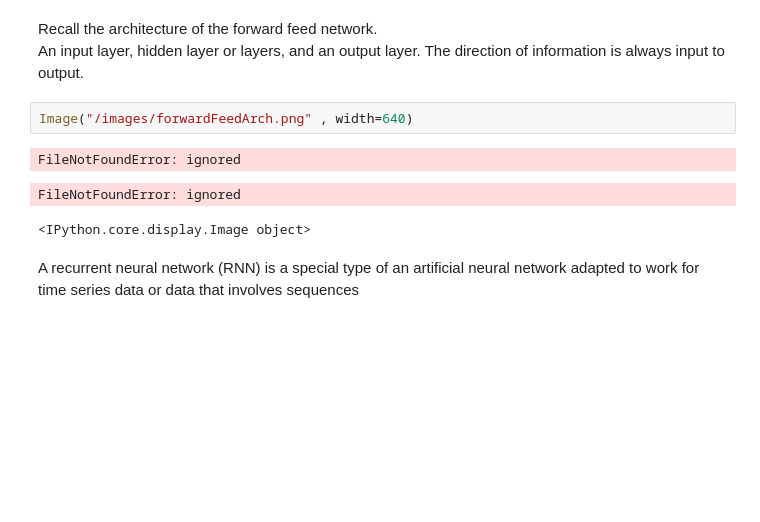
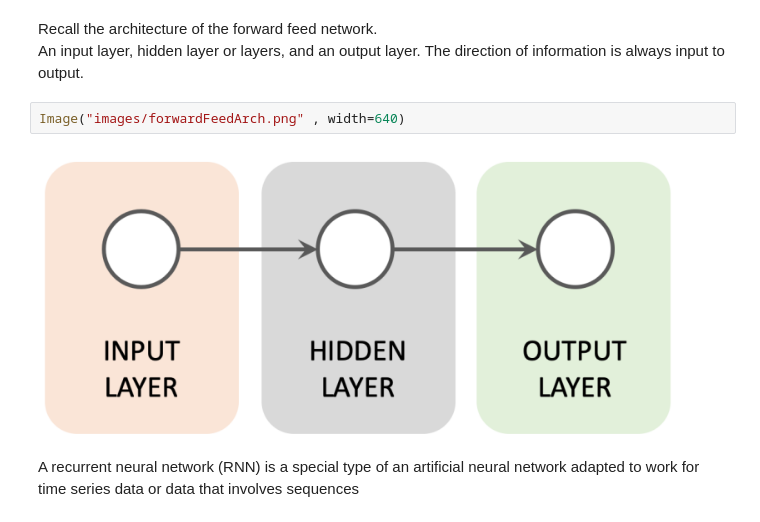
Before and after one commit to cagBRT/RNNs, a Jupyter notebook: 1_RNNs.ipynb, the cells around one changed output. Saved outputs shown, nothing was run; the diff lists cells and outputs as text; blank space fills up the shorter version.

```diff
--- a/1_RNNs.ipynb
+++ b/1_RNNs.ipynb
@@ -25,11 +29,9 @@ https://machinelearningmastery.com/an-introduction-to-recurrent-neural-networks-
 Recall the architecture of the forward feed network.<br>
 An input layer, hidden layer or layers, and an output layer. The direction of information is always input to output.
 # %%
-Image("/images/forwardFeedArch.png" , width=640)
+Image("images/forwardFeedArch.png" , width=640)
 # %% [output]
-FileNotFoundError: ignored
-FileNotFoundError: ignored
-<IPython.core.display.Image object>
+[figure, added]
 # %% [markdown]
 A recurrent neural network (RNN) is a special type of an artificial neural network adapted to work for time series data or data that involves sequences
 # %% [markdown]
```
Also changed, not shown: parts of 12 cells of this notebook.
